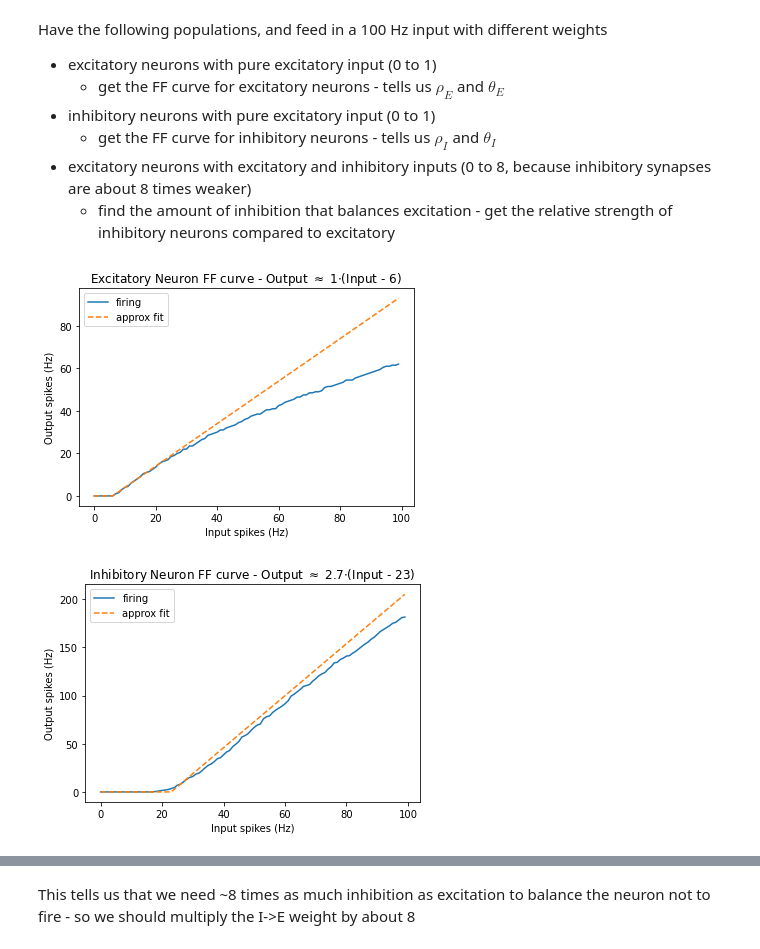
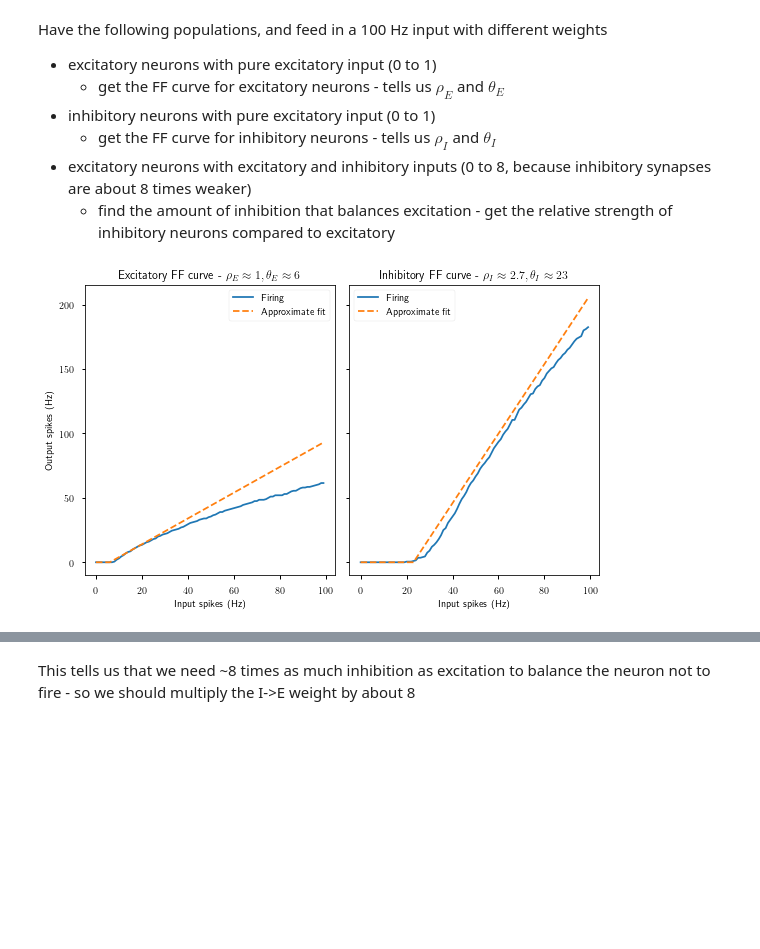
Before and after one commit to Dominic-DallOsto/Spiking-Insect-Head-Direction-Network, a Jupyter notebook: apply rate analysis to spiking network.ipynb, the cells around one changed output, grey strips where cells are left out. Saved outputs shown, nothing was run; the diff lists cells and outputs as text; code cells hidden in the pictures; blank space fills up the shorter version.

Commit message:
Add figures and README

```diff
--- a/apply rate analysis to spiking network.ipynb
+++ b/apply rate analysis to spiking network.ipynb
@@ -7,0 +3,13 @@ import attractor_network
+# %%
+import numpy as np
+import matplotlib.pyplot as plt
+import brian2 as b2
+import attractor_network
+
+plt.style.use('seaborn-v0_8-notebook')
+plt.rc('font',**{'family':'sans-serif','sans-serif':['Computer Modern Sans serif']})
+plt.rc('text', usetex=True)
+np.random.seed(7) # seed so plots are repeatable
+%matplotlib inline
+# need the %matplotlib inline for the following to work
+plt.rc('figure', figsize = [8,6]) # paper figures should be width 8 (full linewidth) to have nicely readable text
@@ -62,36 +73,39 @@ network.run(duration, namespace=params)
 # %%
 # fit RELU functions to the FF curves
 
 rates_E = np.zeros(len(input_weights))
 rates_I = np.zeros(len(input_weights))
 index, count = np.unique(monitor_e.i[:], return_counts=True)
 rates_E[index] = count/duration
 index, count = np.unique(monitor_i.i[:], return_counts=True)
 rates_I[index] = count/duration
 
 relu = lambda x: np.maximum(0,x)
 theta_E = 6
 theta_I = 23
 rho_E = 1
 rho_I = 2.7
 
-plt.plot(input_weights*100*b2.Hz, rates_E, label='firing')
-plt.plot(input_weights*100*b2.Hz, rho_E*relu(input_weights*100*b2.Hz - theta_E*b2.Hz), '--', label='approx fit')
+fig, axs = plt.subplots(1,2, sharey=True, figsize=(8,5))
+plt.sca(axs[0])
+plt.plot(input_weights*100*b2.Hz, rates_E, label='Firing')
+plt.plot(input_weights*100*b2.Hz, rho_E*relu(input_weights*100*b2.Hz - theta_E*b2.Hz), '--', label='Approximate fit')
 plt.ylabel('Output spikes (Hz)')
 plt.xlabel('Input spikes (Hz)')
-plt.title(fr'Excitatory Neuron FF curve - Output $\approx$ {rho_E}$\cdot($Input - {theta_E}$)$')
+plt.title(fr'Excitatory FF curve - $\rho_E \approx {rho_E}, \theta_E \approx {theta_E}$')
 plt.legend()
+plt.sca(axs[1])
+plt.plot(input_weights*100*b2.Hz, rates_I, label='Firing')
+plt.plot(input_weights*100*b2.Hz, rho_I*relu(input_weights*100*b2.Hz - theta_I*b2.Hz), '--', label='Approximate fit')
+# plt.ylabel('Output spikes (Hz)')
+plt.xlabel('Input spikes (Hz)')
+plt.title(fr'Inhibitory FF curve - $\rho_I \approx {rho_I}, \theta_I \approx {theta_I}$')
+plt.legend()
+plt.tight_layout()
+plt.savefig('plots/spiking-ff-curves.pdf')
 plt.show()
-plt.plot(input_weights*100*b2.Hz, rates_I, label='firing')
-plt.plot(input_weights*100*b2.Hz, rho_I*relu(input_weights*100*b2.Hz - theta_I*b2.Hz), '--', label='approx fit')
-plt.ylabel('Output spikes (Hz)')
-plt.xlabel('Input spikes (Hz)')
-plt.title(fr'Inhibitory Neuron FF curve - Output $\approx$ {rho_I}$\cdot($Input - {theta_I}$)$')
-plt.legend()
-plt.show()
 # %% [output]
-[figure, old version]
+[figure, new version]
-[figure, removed]
 # %%
 # check what balance of excitation and inhibition gives us ~0 firing
 # ie. how strong is excitation relative to inhibition, because of the difference in synaptic parameters
```
Also changed, not shown: parts of 14 cells of this notebook, 16 other files.
